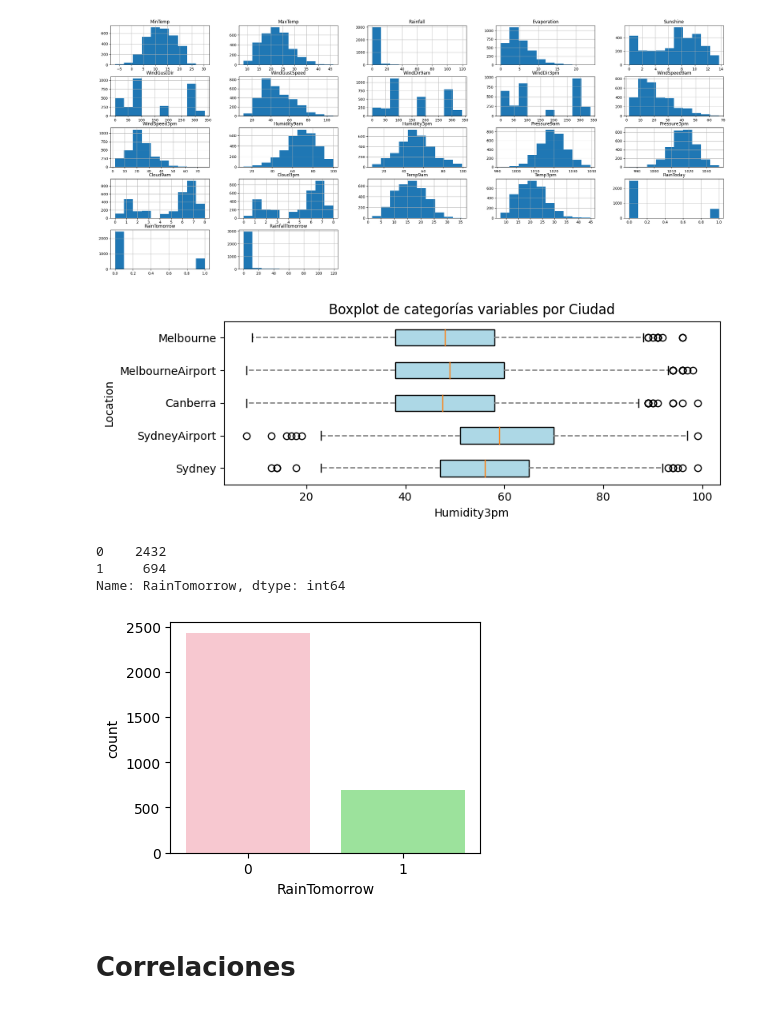
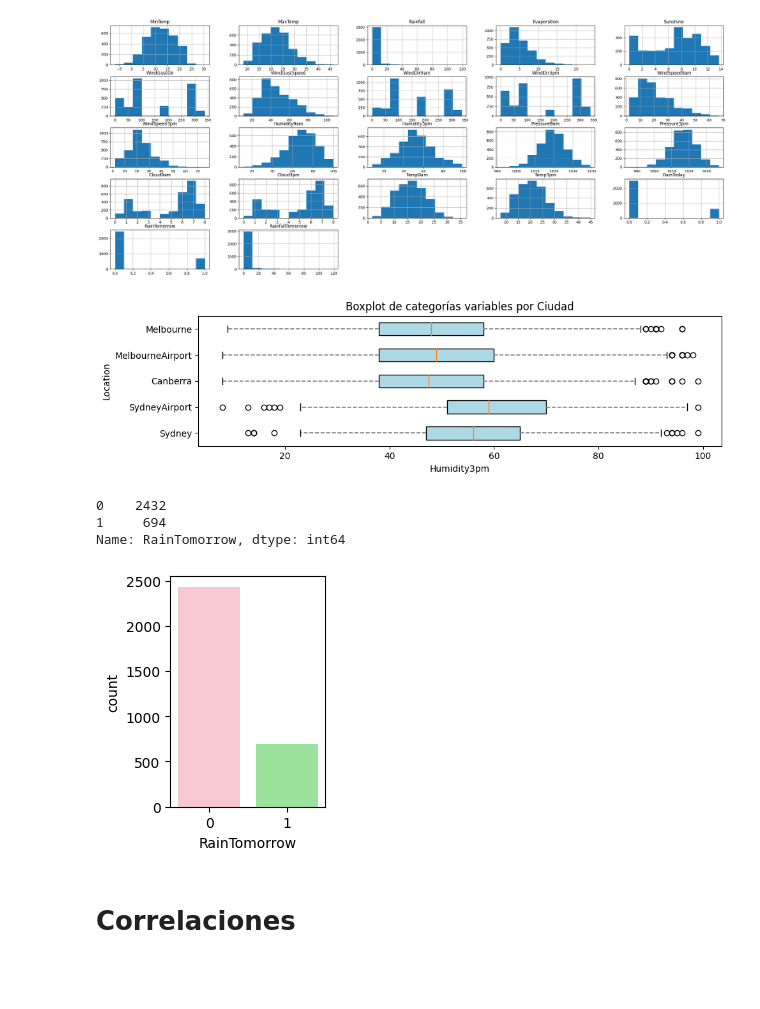
Before and after one commit to MiguelMussi/Apr_Aut_1_TP, a Jupyter notebook: TP-AA1.ipynb, the cells around one changed output. Cells and saved outputs as stored; diff of their text form; code cells hidden in the pictures; blank space fills up the shorter version.

```diff
--- a/TP-AA1.ipynb
+++ b/TP-AA1.ipynb
@@ -114,3 +176,8 @@ df_original.hist(figsize=(30,12))
 plt.show()
 # %% [output]
 [figure]
+# %%
+# Datos temporales
+df_original['Date'] = pd.to_datetime(df_original['Date'])
+# Establece 'Date' como el índice del DataFrame (si aún no lo está)
+df_original.set_index('Date', inplace=True)
@@ -119,4 +198,9 @@ plt.show()
 df_original = df_original.drop(['Unnamed: 0'], axis=1)
+# %%
+# Eliminación de la columa fecha
+# Restablece el índice para convertir "Date" nuevamente en una columna
+df_original.reset_index(inplace=True)
+df_original = df_original.drop(['Date'], axis=1)
 # %%
 # Boxplot de los atributos a modo exploratorio
 plt.figure(figsize=(12, 6))
@@ -147,8 +231,8 @@ ciudades_a_conservar = ['Sydney', 'SydneyAirport', 'Canberra', 'Melbourne', 'Mel
 df = df_original[df_original['Location'].isin(ciudades_a_conservar)].copy()
 # %%
 df['Location'] = df['Location'].astype('category')
-#df['RainToday'] = df['RainToday'].astype('category')
-#df['RanTomorrow'] = df['RainTomorrow'].astype('category')
+df['RainToday'] = df['RainToday'].astype('category')
+df['RainTomorrow'] = df['RainTomorrow'].astype('category')
 # %%
 # Agrupar por etiqueta y contar la frecuencia
 Location_frec = df['Location'].value_counts()
@@ -284,39 +423,39 @@ plt.show()
 # WindSpeed3pm, Humidity9am, Humidity3pm, Pressure9am, Pressure3pm
 # Cloud9am, Cloud3pm, Temp9am, Temp3pm, RainToday, RainTomorrow, RainfallTomorrow
 target = 'Humidity3pm'
 
 # Configuración de estilo y tamaño del gráfico
-plt.figure(figsize=(8, 3))
+plt.figure(figsize=(10, 3))
 
 # Crear el gráfico de boxplot con barrios en el eje vertical y precios en el eje horizontal
 boxplot = plt.boxplot([df[df['Location'] == location][target] for location in df['Location'].unique()],
                       vert=False,  # Boxplots horizontales
                       patch_artist=True)  # Para personalizar colores de los cuadros
 
 # Personalizar el color de los cuadros (box) y los bigotes (whisker)
 for box in boxplot['boxes']:
     box.set(facecolor='lightblue')
 for whisker in boxplot['whiskers']:
     whisker.set(color='gray', linewidth=1.2, linestyle='--')
 
 # Etiquetas y título del gráfico
 plt.yticks(range(1, len(df['Location'].unique()) + 1), df['Location'].unique())  # Etiquetas en el eje y
 plt.xlabel(target)
 plt.ylabel('Location')
 plt.title('Boxplot de categorías variables por Ciudad')
 
 # Desactivar notación científica en el eje horizontal
 # plt.ticklabel_format(axis='x', style='plain')
 
 # Mostrar el gráfico
 plt.tight_layout()
 plt.show()
 # %% [output]
-[figure, old version]
+[figure, new version]
 # %%
 #@title Balance de RainTomorrow (No/Yes)
 cols= ["pink","lightgreen"]
-plt.figure(figsize=(4, 3))
+plt.figure(figsize=(2, 3))
 sns.countplot(x=df["RainTomorrow"], palette= cols)
 print(df['RainTomorrow'].value_counts())
 plt.show()
@@ -324,7 +463,7 @@ plt.show()
 0    2432
 1     694
 Name: RainTomorrow, dtype: int64
-[figure, old version]
+[figure, new version]
 # %% [markdown]
 # Correlaciones
 # %%
```
Also changed, not shown: parts of 55 cells of this notebook.
